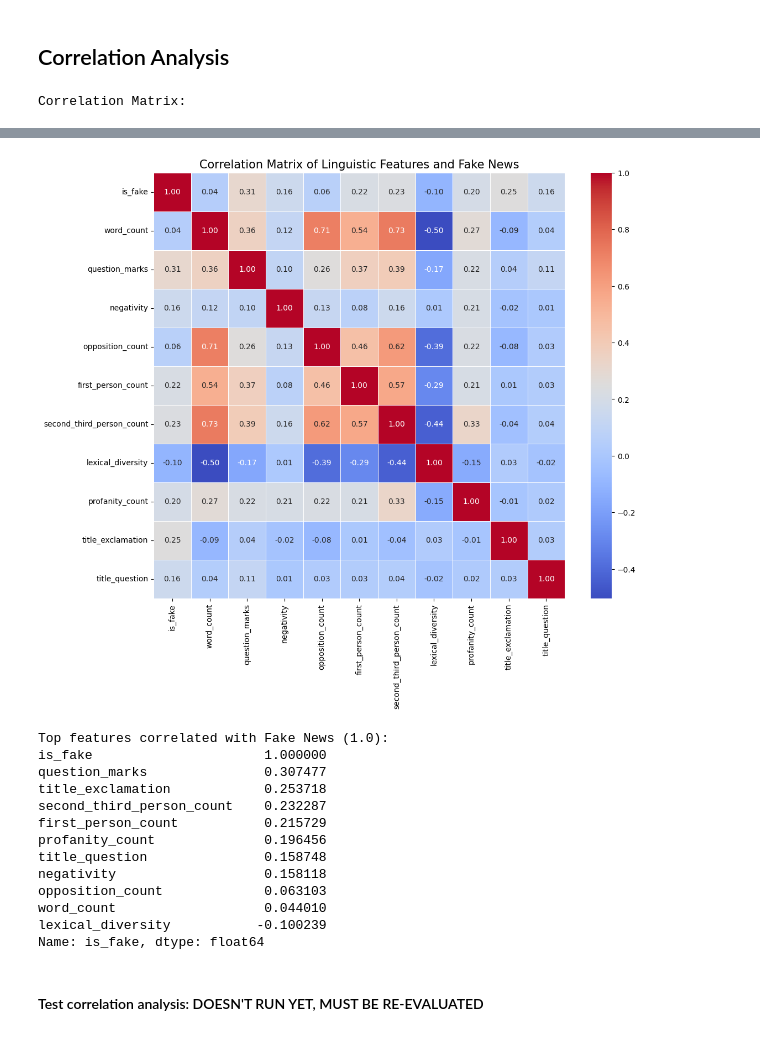
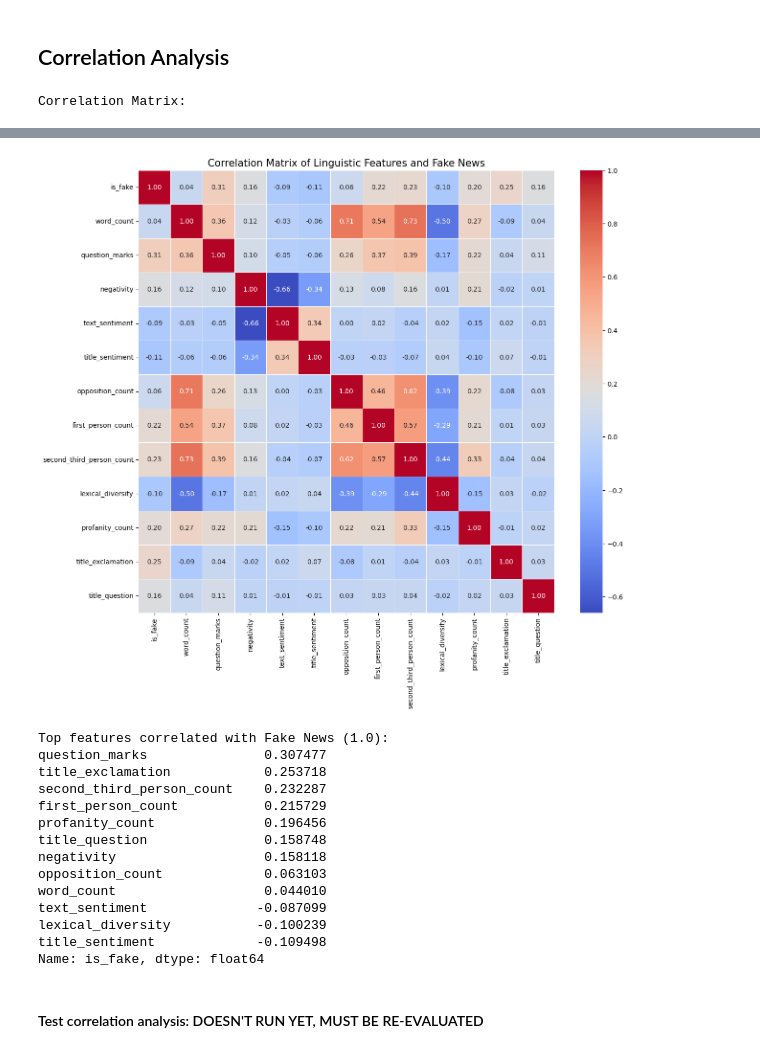
Before and after one commit to rhodemilk/fakeornah, a Jupyter notebook: FakeOrReal.ipynb, the cells around one changed output, grey strips where cells are left out. Drawn from its saved outputs; the diff is of its cells as text; code cells hidden in the pictures.

```diff
--- a/FakeOrReal.ipynb
+++ b/FakeOrReal.ipynb
@@ -462,11 +476,6 @@ df_true['lexical_diversity'].hist()
 # %% [markdown]
 ## Correlation Analysis
 # %%
-## Correlation Analysis
-import pandas as pd
-import seaborn as sns
-import matplotlib.pyplot as plt
-
 # --- 1. Data Preparation ---
 # Create a target variable: 1 for fake, 0 for true
 df_fake['is_fake'] = 1
@@ -479,31 +488,34 @@ df_combined = pd.concat([df_fake, df_true], ignore_index=True)
 # We select ALL the numerical columns we calculated earlier
 numerical_features = [
     'is_fake',                    # The Target (0 or 1)
-    'word_count',                 # Feature 1
-    'question_marks',             # Feature 2 (was missing)
-    'negativity',                 # Feature 3
-    'opposition_count',           # Feature 4 (was missing)
-    'first_person_count',         # Feature 5
-    'second_third_person_count',  # Feature 5 (Fixed syntax error here)
-    'lexical_diversity',          # Feature 6
-    'profanity_count',            # Feature 7 (was missing)
-    'title_exclamation',          # Feature 8 (was missing)
-    'title_question'              # Feature 8 (was missing)
+    'word_count',
+    'question_marks',
+    'negativity',                 # Specific negativity score
+    'text_sentiment',             # NEW: Overall Text Sentiment (Compound)
+    'title_sentiment',            # NEW: Overall Title Sentiment (Compound)
+    'opposition_count',
+    'first_person_count',
+    'second_third_person_count',
+    'lexical_diversity',
+    'profanity_count',
+    'title_exclamation',
+    'title_question'
 ]
 
 # Create a subset dataframe with only these columns
-df_corr = df_combined[numerical_features]
+# We use .copy() to avoid SettingWithCopy warnings
+df_corr = df_combined[numerical_features].copy()
 
 # Calculate the correlation matrix
 correlation_matrix = df_corr.corr()
 
 # --- 3. Visualization ---
 print("Correlation Matrix:")
-display(correlation_matrix)
+# Displaying just the first few rows/cols in text format for a quick check
+display(correlation_matrix.head())
 
 # Create a heatmap
-# Increased figure size to accommodate the extra columns
-plt.figure(figsize=(12, 10))
+plt.figure(figsize=(14, 12))
 sns.heatmap(correlation_matrix, annot=True, cmap='coolwarm', fmt='.2f', linewidths=.5)
 plt.title('Correlation Matrix of Linguistic Features and Fake News', fontsize=15)
 plt.show()
@@ -511,6 +523,7 @@ plt.show()
 # --- 4. Analysis Helper ---
 # This prints which features are most strongly correlated with being Fake
 print("\nTop features correlated with Fake News (1.0):")
-print(correlation_matrix['is_fake'].sort_values(ascending=False))
+# We drop 'is_fake' itself so it doesn't show a correlation of 1.0 with itself
+print(correlation_matrix['is_fake'].drop('is_fake').sort_values(ascending=False))
 # %% [output]
 Correlation Matrix:
@@ -529,6 +536,5 @@ Correlation Matrix:
-[figure, old version]
+[figure, new version]
 Top features correlated with Fake News (1.0):
-is_fake                      1.000000
 question_marks               0.307477
 title_exclamation            0.253718
 second_third_person_count    0.232287
@@ -538,7 +544,9 @@ title_question               0.158748
 negativity                   0.158118
 opposition_count             0.063103
 word_count                   0.044010
+text_sentiment              -0.087099
 lexical_diversity           -0.100239
+title_sentiment             -0.109498
 Name: is_fake, dtype: float64
 # %% [markdown]
 #### Test correlation analysis: DOESN'T RUN YET, MUST BE RE-EVALUATED
```
Also changed, not shown: parts of 2 cells of this notebook.
